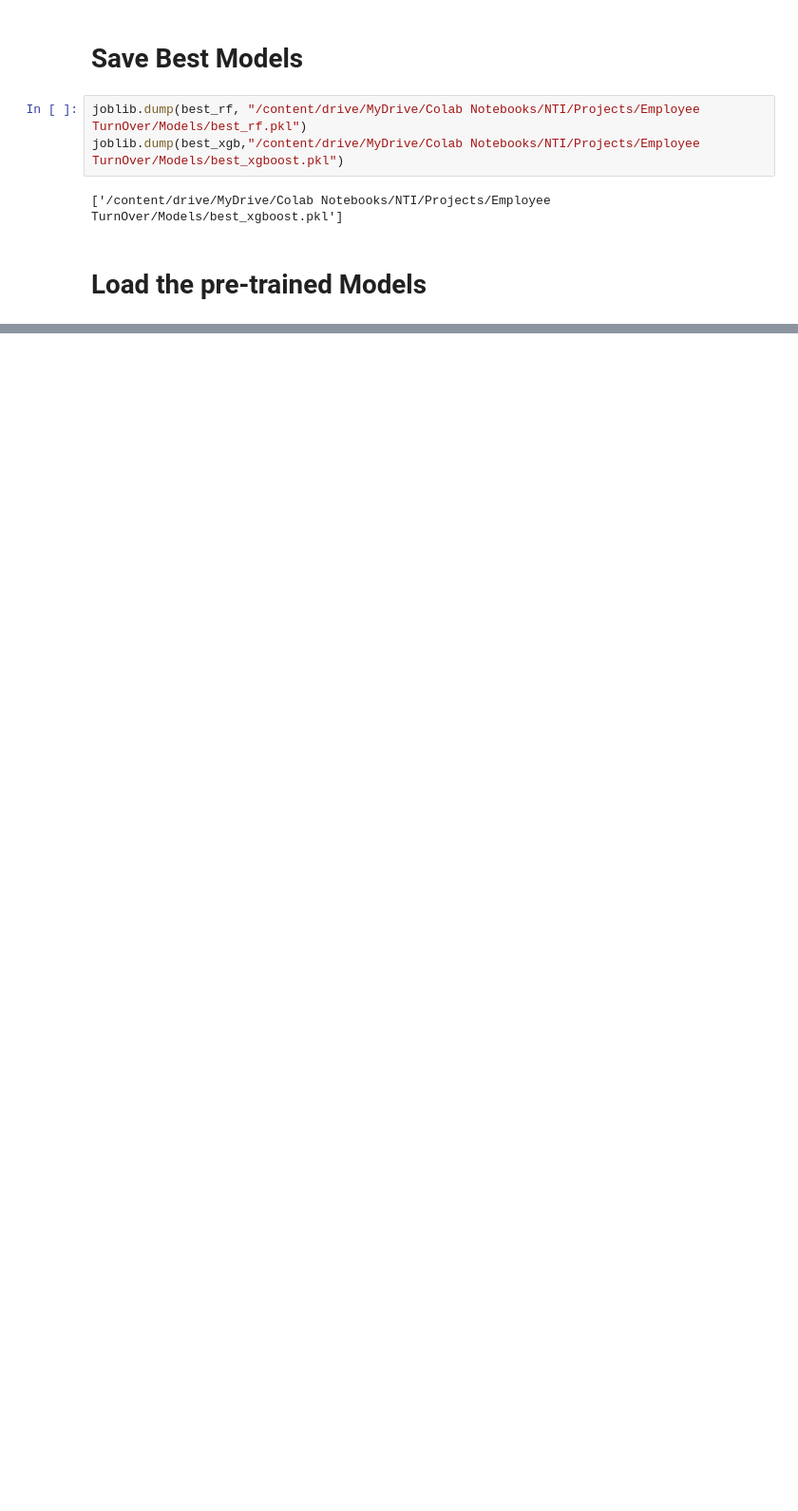
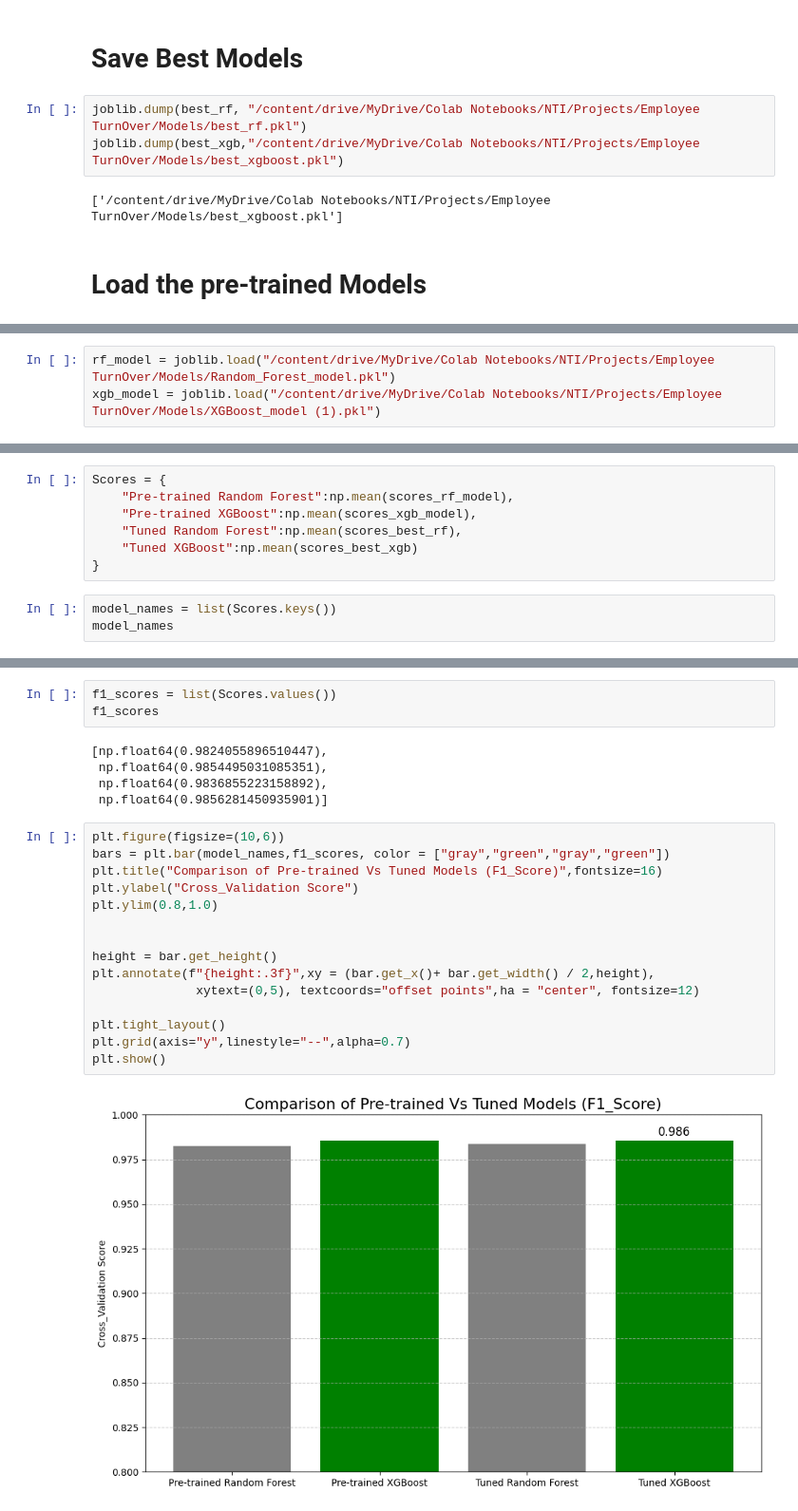
Before and after one commit to tamer-elkoT/Employee-Churn-Analysis-, a Jupyter notebook: Hyperparameter_Tuning.ipynb, the cells around one changed output, grey strips where cells are left out. Shown: that part at 95% size. Drawn from its saved outputs; the diff is of its cells as text; blank space fills up the shorter version.

```diff
--- a/Hyperparameter_Tuning.ipynb
+++ b/Hyperparameter_Tuning.ipynb
@@ -198,0 +197,3 @@ rf_model = joblib.load("")
+# %%
+rf_model = joblib.load("/content/drive/MyDrive/Colab Notebooks/NTI/Projects/Employee TurnOver/Models/Random_Forest_model.pkl")
+xgb_model = joblib.load("/content/drive/MyDrive/Colab Notebooks/NTI/Projects/Employee TurnOver/Models/XGBoost_model (1).pkl")
@@ -198,0 +261,10 @@ rf_model = joblib.load("")
+# %%
+Scores = {
+    "Pre-trained Random Forest":np.mean(scores_rf_model),
+    "Pre-trained XGBoost":np.mean(scores_xgb_model),
+    "Tuned Random Forest":np.mean(scores_best_rf),
+    "Tuned XGBoost":np.mean(scores_best_xgb)
+}
+# %%
+model_names = list(Scores.keys())
+model_names
@@ -198,0 +276,25 @@ rf_model = joblib.load("")
+# %%
+f1_scores = list(Scores.values())
+f1_scores
+# %% [output]
+[np.float64(0.9824055896510447),
+ np.float64(0.9854495031085351),
+ np.float64(0.9836855223158892),
+ np.float64(0.9856281450935901)]
+# %%
+plt.figure(figsize=(10,6))
+bars = plt.bar(model_names,f1_scores, color = ["gray","green","gray","green"])
+plt.title("Comparison of Pre-trained Vs Tuned Models (F1_Score)",fontsize=16)
+plt.ylabel("Cross_Validation Score")
+plt.ylim(0.8,1.0)
+
+
+height = bar.get_height()
+plt.annotate(f"{height:.3f}",xy = (bar.get_x()+ bar.get_width() / 2,height),
+              xytext=(0,5), textcoords="offset points",ha = "center", fontsize=12)
+
+plt.tight_layout()
+plt.grid(axis="y",linestyle="--",alpha=0.7)
+plt.show()
+# %% [output]
+[figure, added]
```
Also changed, not shown: parts of 20 cells of this notebook.
